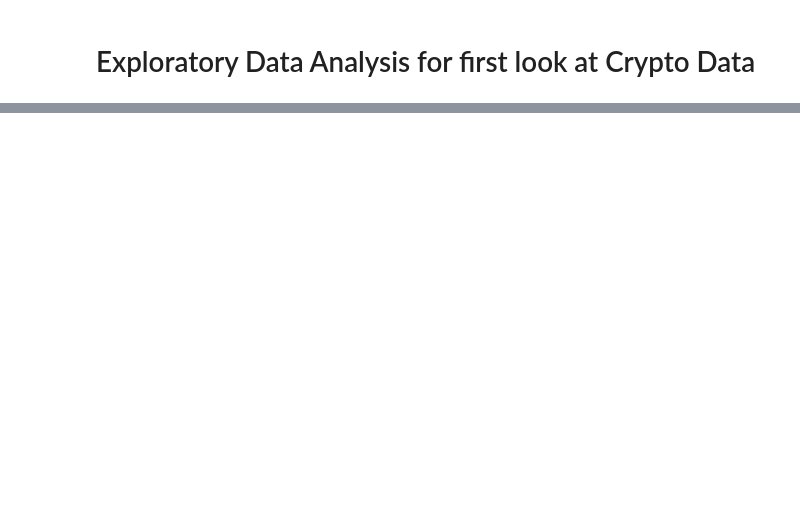
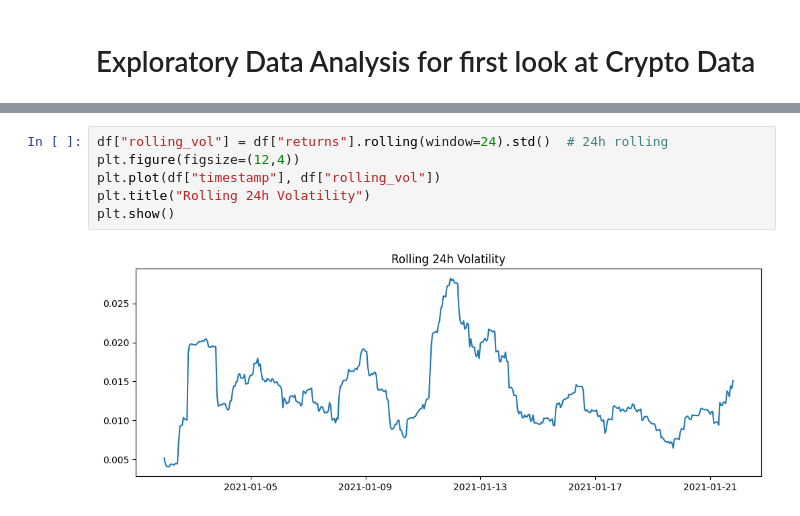
Before and after one commit to ninascheiter/crypto-ml-trading, a Jupyter notebook: notebooks/eda.ipynb, the cells around one changed output, grey strips where cells are left out. Drawn from its saved outputs; the diff is of its cells as text; blank space fills up the shorter version.

```diff
--- a/notebooks/eda.ipynb
+++ b/notebooks/eda.ipynb
@@ -30,0 +56,8 @@ plt.show()
+# %%
+df["rolling_vol"] = df["returns"].rolling(window=24).std()  # 24h rolling
+plt.figure(figsize=(12,4))
+plt.plot(df["timestamp"], df["rolling_vol"])
+plt.title("Rolling 24h Volatility")
+plt.show()
+# %% [output]
+[figure, added]
```
Also changed, not shown: parts of 10 cells of this notebook, 3 other files.
